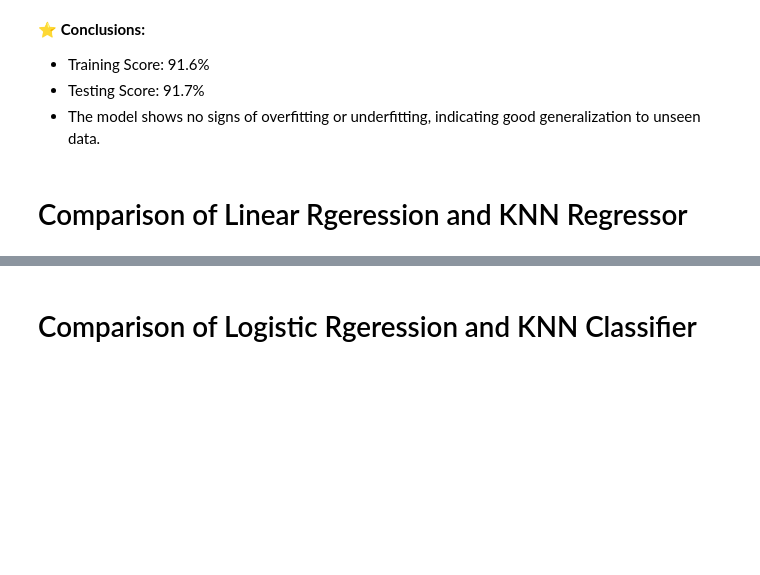
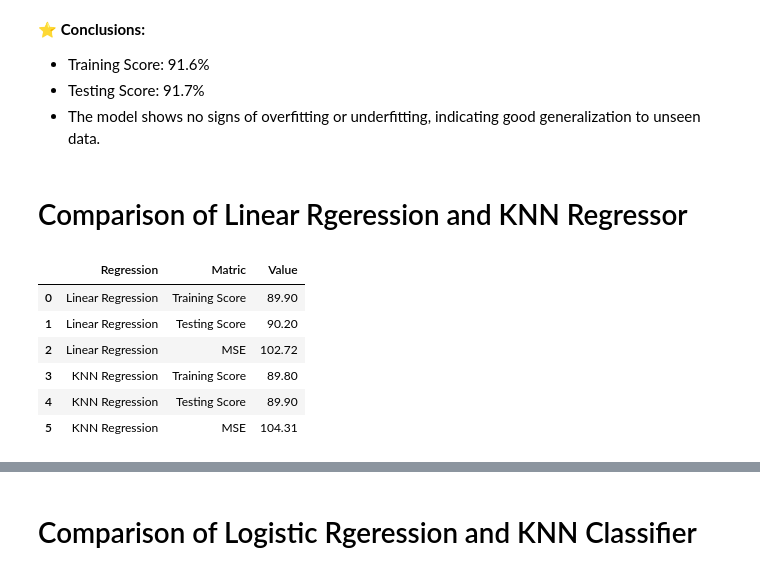
Before and after one commit to mohammadkhorshed/DS-ML-Assignments, a Jupyter notebook: assignment_05.ipynb, the cells around one changed output, grey strips where cells are left out. Drawn from its saved outputs; the diff is of its cells as text; code cells hidden in the pictures; blank space fills up the shorter version.

```diff
--- a/assignment_05.ipynb
+++ b/assignment_05.ipynb
@@ -457,0 +456,17 @@ knc.score(xtest, ytest)
+# %%
+reg_data = {
+    'Regression': ['Linear Regression', 'Linear Regression', 'Linear Regression', 'KNN Regression', 'KNN Regression', 'KNN Regression'],
+    'Matric': ['Training Score','Testing Score', 'MSE', 'Training Score', 'Testing Score', 'MSE'],
+    'Value': [89.9, 90.2, 102.72, 89.8, 89.9, 104.31]
+}
+
+reg_result = pd.DataFrame(reg_data)
+reg_result
+# %% [output]
+|  | Regression | Matric | Value |
+| 0 | Linear Regression | Training Score | 89.90 |
+| 1 | Linear Regression | Testing Score | 90.20 |
+| 2 | Linear Regression | MSE | 102.72 |
+| 3 | KNN Regression | Training Score | 89.80 |
+| 4 | KNN Regression | Testing Score | 89.90 |
+| 5 | KNN Regression | MSE | 104.31 |
```
Also changed, not shown: parts of 3 cells of this notebook.
